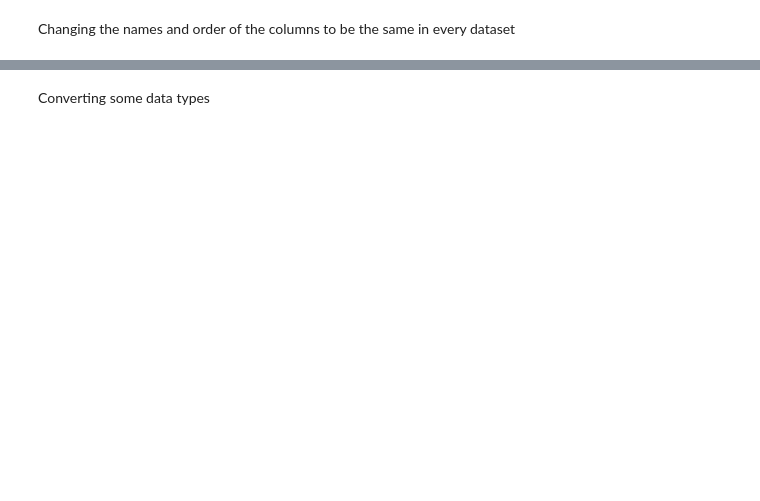
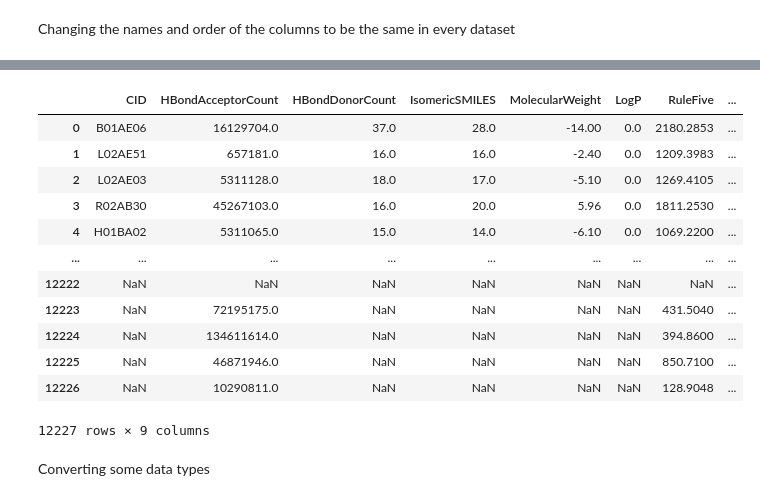
Before and after one commit to JoseCouceiro/TFM_project, a Jupyter notebook: MVP/dataframes/drugbank/drugbank_cleaning_dataset.ipynb, the cells around one changed output, grey strips where cells are left out. Saved outputs shown, nothing was run; the diff lists cells and outputs as text; code cells hidden in the pictures; blank space fills up the shorter version.

```diff
--- a/MVP/dataframes/drugbank/drugbank_cleaning_dataset.ipynb
+++ b/MVP/dataframes/drugbank/drugbank_cleaning_dataset.ipynb
@@ -44,6 +44,6 @@ def get_cid_from_inchi(inchi):
 # %%
 # This step can take up to 2 hours
-drugs['CID']= drugs['InChI'].map(get_cid_from_inchi)
+drugs['CID']= drugs['InChIKey'].map(get_cid_from_inchikey)
 # %% [output]
 Something went wrong obtaining the CID
 Something went wrong obtaining the CID
@@ -72,11 +67,11 @@ Changing the names and order of the columns to be the same in every dataset
 # %%
 with open(os.path.join('..','dataframes_resources','dataframes_props.json')) as file:
     res = json.load(file)
-column_order = res['column_order']
+column_order = res['column_order_dbs']
 # %%
 new_column_names = sorted(column_order)
 new_column_names = new_column_names[0:4] + new_column_names[5:] + new_column_names[4:5]
 
-columns = sorted(drugs_dataset.columns.to_list(), key=str.lower)
+columns = sorted(drugs.columns.to_list(), key=str.lower)
 # %%
 column_names_dict = {columns[i]: new_column_names[i] for i in range(len(columns))}
@@ -83,6 +94,6 @@ column_names_dict = {columns[i]: new_column_names[i] for i in range(len(columns)
 # %%
 # Renaming
-drugs_dataset = drugs_dataset.rename(columns=column_names_dict)
+drugs_dataset = drugs.rename(columns=column_names_dict)
 # %%
 # Reorder
 drugs_dataset = drugs_dataset[column_order]
@@ -91,3 +100,19 @@ KeyError: "['IsomericSMILES'] not in index"
+# %%
+drugs_dataset
+# %% [output]
+|  | CID | HBondAcceptorCount | HBondDonorCount | IsomericSMILES | MolecularWeight | LogP | RuleFive | ... |
+| 0 | B01AE06 | 16129704.0 | 37.0 | 28.0 | -14.00 | 0.0 | 2180.2853 | ... |
+| 1 | L02AE51 | 657181.0 | 16.0 | 16.0 | -2.40 | 0.0 | 1209.3983 | ... |
+| 2 | L02AE03 | 5311128.0 | 18.0 | 17.0 | -5.10 | 0.0 | 1269.4105 | ... |
+| 3 | R02AB30 | 45267103.0 | 16.0 | 20.0 | 5.96 | 0.0 | 1811.2530 | ... |
+| 4 | H01BA02 | 5311065.0 | 15.0 | 14.0 | -6.10 | 0.0 | 1069.2200 | ... |
+| ... | ... | ... | ... | ... | ... | ... | ... | ... |
+| 12222 | NaN | NaN | NaN | NaN | NaN | NaN | NaN | ... |
+| 12223 | NaN | 72195175.0 | NaN | NaN | NaN | NaN | 431.5040 | ... |
+| 12224 | NaN | 134611614.0 | NaN | NaN | NaN | NaN | 394.8600 | ... |
+| 12225 | NaN | 46871946.0 | NaN | NaN | NaN | NaN | 850.7100 | ... |
+| 12226 | NaN | 10290811.0 | NaN | NaN | NaN | NaN | 128.9048 | ... |
+12227 rows × 9 columns
 # %% [markdown]
 Converting some data types
 # %%
```
Also changed, not shown: parts of 8 cells of this notebook, 11 other files.
